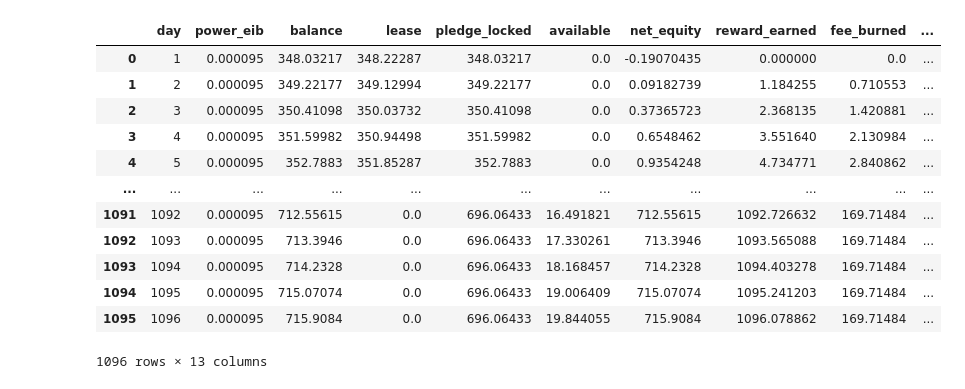
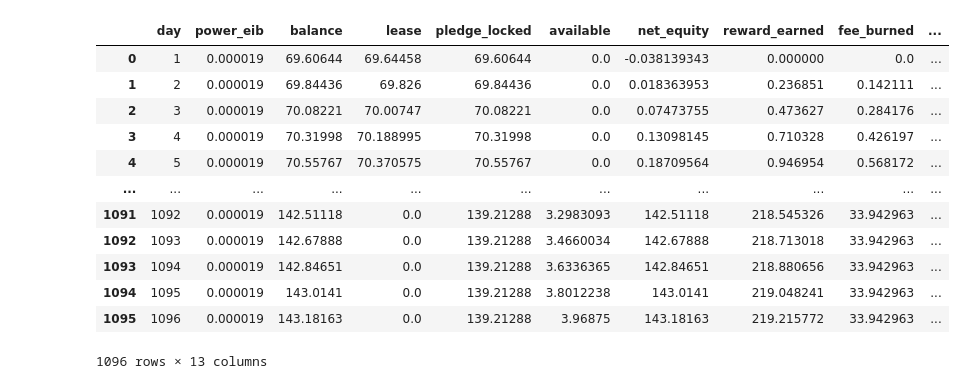
Before and after one commit to kkarrancsu/shortfall, a Jupyter notebook: notebooks/sweep_shortfall_taken_repay.ipynb, the cells around one changed output. Saved outputs shown, nothing was run; the diff lists cells and outputs as text; code cells hidden in the pictures.

```diff
--- a/notebooks/sweep_shortfall_taken_repay.ipynb
+++ b/notebooks/sweep_shortfall_taken_repay.ipynb
@@ -72,20 +101,20 @@ def get_repay_stats(miner_balance, power, max_fee_reward_fraction, shortfall_tak
     stats_repay = Simulator(repay_cfg).run_all(days, stats_interval)
     return pd.DataFrame(data=stats_repay)
 # %%
-get_repay_stats(0, 100, 0.6, 0.5)
+get_repay_stats(0, 20, 0.6, 0.5)
 # %% [output]
 |  | day | power_eib | balance | lease | pledge_locked | available | net_equity | reward_earned | fee_burned | ... |
-| 0 | 1 | 0.000095 | 348.03217 | 348.22287 | 348.03217 | 0.0 | -0.19070435 | 0.000000 | 0.0 | ... |
-| 1 | 2 | 0.000095 | 349.22177 | 349.12994 | 349.22177 | 0.0 | 0.09182739 | 1.184255 | 0.710553 | ... |
-| 2 | 3 | 0.000095 | 350.41098 | 350.03732 | 350.41098 | 0.0 | 0.37365723 | 2.368135 | 1.420881 | ... |
-| 3 | 4 | 0.000095 | 351.59982 | 350.94498 | 351.59982 | 0.0 | 0.6548462 | 3.551640 | 2.130984 | ... |
-| 4 | 5 | 0.000095 | 352.7883 | 351.85287 | 352.7883 | 0.0 | 0.9354248 | 4.734771 | 2.840862 | ... |
+| 0 | 1 | 0.000019 | 69.60644 | 69.64458 | 69.60644 | 0.0 | -0.038139343 | 0.000000 | 0.0 | ... |
+| 1 | 2 | 0.000019 | 69.84436 | 69.826 | 69.84436 | 0.0 | 0.018363953 | 0.236851 | 0.142111 | ... |
+| 2 | 3 | 0.000019 | 70.08221 | 70.00747 | 70.08221 | 0.0 | 0.07473755 | 0.473627 | 0.284176 | ... |
+| 3 | 4 | 0.000019 | 70.31998 | 70.188995 | 70.31998 | 0.0 | 0.13098145 | 0.710328 | 0.426197 | ... |
+| 4 | 5 | 0.000019 | 70.55767 | 70.370575 | 70.55767 | 0.0 | 0.18709564 | 0.946954 | 0.568172 | ... |
 | ... | ... | ... | ... | ... | ... | ... | ... | ... | ... | ... |
-| 1091 | 1092 | 0.000095 | 712.55615 | 0.0 | 696.06433 | 16.491821 | 712.55615 | 1092.726632 | 169.71484 | ... |
-| 1092 | 1093 | 0.000095 | 713.3946 | 0.0 | 696.06433 | 17.330261 | 713.3946 | 1093.565088 | 169.71484 | ... |
-| 1093 | 1094 | 0.000095 | 714.2328 | 0.0 | 696.06433 | 18.168457 | 714.2328 | 1094.403278 | 169.71484 | ... |
-| 1094 | 1095 | 0.000095 | 715.07074 | 0.0 | 696.06433 | 19.006409 | 715.07074 | 1095.241203 | 169.71484 | ... |
-| 1095 | 1096 | 0.000095 | 715.9084 | 0.0 | 696.06433 | 19.844055 | 715.9084 | 1096.078862 | 169.71484 | ... |
+| 1091 | 1092 | 0.000019 | 142.51118 | 0.0 | 139.21288 | 3.2983093 | 142.51118 | 218.545326 | 33.942963 | ... |
+| 1092 | 1093 | 0.000019 | 142.67888 | 0.0 | 139.21288 | 3.4660034 | 142.67888 | 218.713018 | 33.942963 | ... |
+| 1093 | 1094 | 0.000019 | 142.84651 | 0.0 | 139.21288 | 3.6336365 | 142.84651 | 218.880656 | 33.942963 | ... |
+| 1094 | 1095 | 0.000019 | 143.0141 | 0.0 | 139.21288 | 3.8012238 | 143.0141 | 219.048241 | 33.942963 | ... |
+| 1095 | 1096 | 0.000019 | 143.18163 | 0.0 | 139.21288 | 3.96875 | 143.18163 | 219.215772 | 33.942963 | ... |
 1096 rows × 13 columns
 # %%
 # since we normalize by power, no need to sweep power!
```
Also changed, not shown: parts of 5 cells of this notebook, 2 other files.
